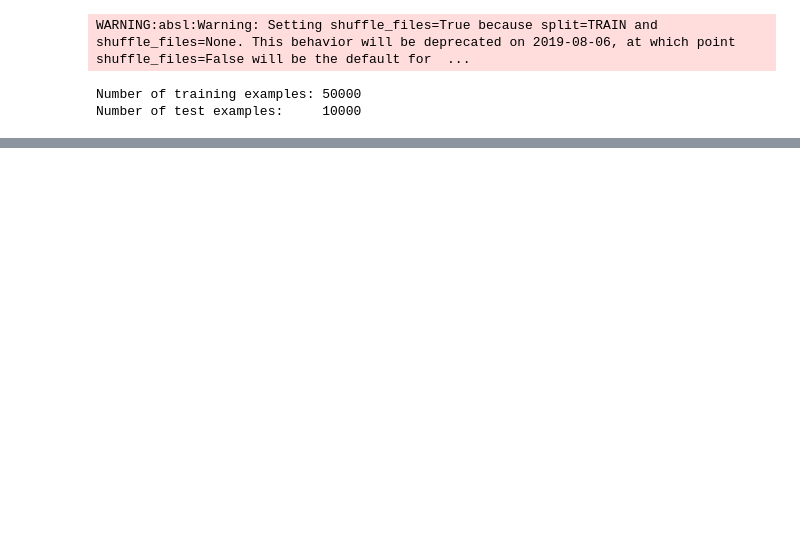
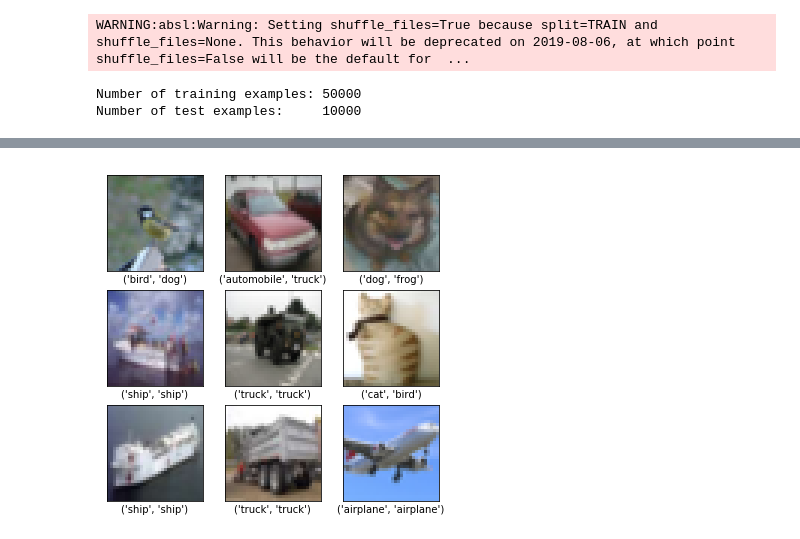
Before and after one commit to erickgrm/deep-learning, a Jupyter notebook: denseCifar10.ipynb, the cells around one changed output, grey strips where cells are left out. Saved outputs shown, nothing was run; the diff lists cells and outputs as text; code cells hidden in the pictures; blank space fills up the shorter version.

```diff
--- a/denseCifar10.ipynb
+++ b/denseCifar10.ipynb
@@ -52,21 +49,23 @@ tfds.core.DatasetInfo(
 # %%
 # Model setup
-# One dense layer with 128 neurons, output layer with 10 neurons
+# One dense layer with 128 neurons, output layer with 10 neurons. Poor performance (~.40).
+#Adding more hidden layers does not improve the model
 model = tf.keras.Sequential([
     tf.keras.layers.Flatten(input_shape=([32,32,3])),
-    tf.keras.layers.Dense(units=128, input_shape=([3072]), activation=('relu')),
-    tf.keras.layers.Dense(units=10, input_shape=([1]), activation=('softmax'))
+    tf.keras.layers.Dense(units=256, input_shape=([3072]), activation=('relu')),
+    tf.keras.layers.Dense(units=128, activation=('relu')),
+    tf.keras.layers.Dense(units=10, activation=('softmax'))
 ])
 # Compile model
 model.compile(loss='sparse_categorical_crossentropy',
               optimizer = 'adam',
-              #optimizer = tf.keras.optimizers.Adam(0.1),
               metrics=['accuracy'])
 # %%
 # Shuffling and splitting of training set
-BATCH_SIZE = 32
+BATCH_SIZE = 64
 train_dataset = train_dataset.repeat().shuffle(train_size).batch(BATCH_SIZE)
+test_dataset_batched = test_dataset.batch(BATCH_SIZE)
 # %%
 # Training model
-model.fit(train_dataset, epochs=20, verbose=True, steps_per_epoch=np.ceil(train_size/BATCH_SIZE))
+model.fit(train_dataset, epochs=3, verbose=True, steps_per_epoch=np.ceil(train_size/BATCH_SIZE))
 # %% [output]
@@ -90,0 +85,4 @@ Epoch 20/20
+# %%
+# Predictions
+test_loss, test_acc = model.evaluate(test_dataset_batched, steps=np.ceil(test_size/BATCH_SIZE))
+predictions = model.predict(test_dataset_batched)
@@ -90,0 +91,15 @@ Epoch 20/20
+# %%
+# Print example and its predicted class
+plt.figure(figsize=(6,6))
+i = 0
+for (image, label) in test_dataset.take(9):
+    image = image.numpy().reshape((32,32,3))
+    plt.subplot(3,3,i+1)
+    plt.imshow(image, cmap= plt.cm.binary)
+    plt.xlabel((class_names[label], class_names[predictions[i].argmax()]))#
+    plt.xticks([])
+    plt.yticks([])
+    i += 1
+plt.show()
+# %% [output]
+[figure, added]
```
Also changed, not shown: parts of 7 cells of this notebook, 3 other files.
